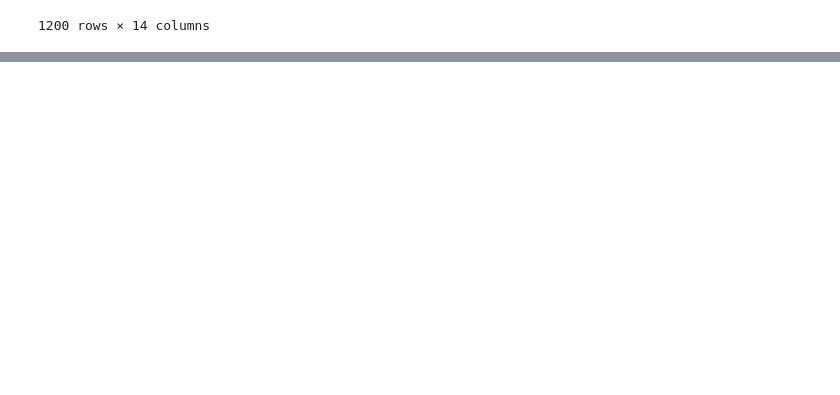
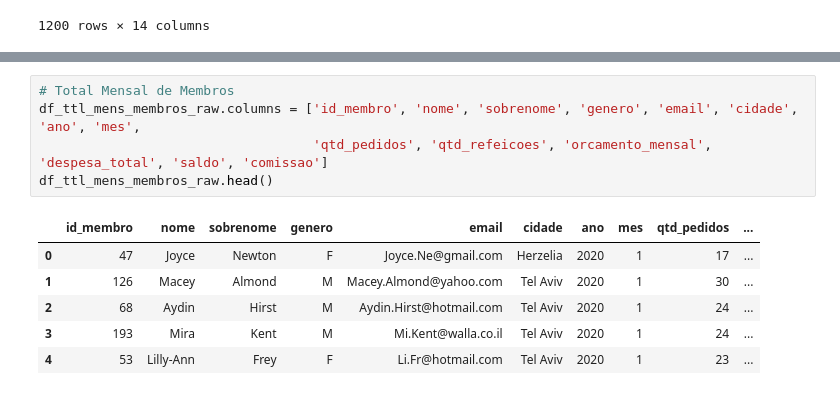
Before and after one commit to Borges1999/Projetos-Python, a Jupyter notebook: Restaurants_Members_and_Orders/projeto_restaurantes.ipynb, the cells around one changed output, grey strips where cells are left out. Saved outputs shown, nothing was run; the diff lists cells and outputs as text; blank space fills up the shorter version.

Commit message:
tratamento: trocando nomes das colunas
Normalizando nomes das colunas para facilitar futuras uniões e relacionamentos entre as tabelas.

```diff
--- a/Restaurants_Members_and_Orders/projeto_restaurantes.ipynb
+++ b/Restaurants_Members_and_Orders/projeto_restaurantes.ipynb
@@ -418,0 +517,12 @@ display(df_ttl_mens_membros_raw)
+# %%
+# Total Mensal de Membros
+df_ttl_mens_membros_raw.columns = ['id_membro', 'nome', 'sobrenome', 'genero', 'email', 'cidade', 'ano', 'mes',
+                                   'qtd_pedidos', 'qtd_refeicoes', 'orcamento_mensal', 'despesa_total', 'saldo', 'comissao']
+df_ttl_mens_membros_raw.head()
+# %% [output]
+|  | id_membro | nome | sobrenome | genero | email | cidade | ano | mes | qtd_pedidos | ... |
+| 0 | 47 | Joyce | Newton | F | Joyce.Ne@gmail.com | Herzelia | 2020 | 1 | 17 | ... |
+| 1 | 126 | Macey | Almond | M | Macey.Almond@yahoo.com | Tel Aviv | 2020 | 1 | 30 | ... |
+| 2 | 68 | Aydin | Hirst | M | Aydin.Hirst@hotmail.com | Tel Aviv | 2020 | 1 | 24 | ... |
+| 3 | 193 | Mira | Kent | M | Mi.Kent@walla.co.il | Tel Aviv | 2020 | 1 | 24 | ... |
+| 4 | 53 | Lilly-Ann | Frey | F | Li.Fr@hotmail.com | Tel Aviv | 2020 | 1 | 23 | ... |
```
Also changed, not shown: parts of 10 cells of this notebook.
